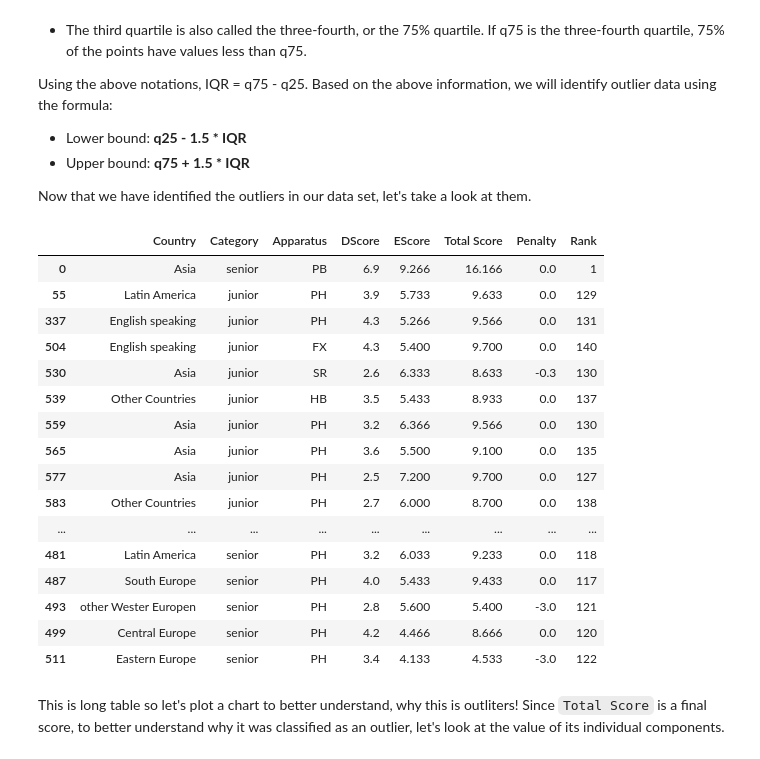
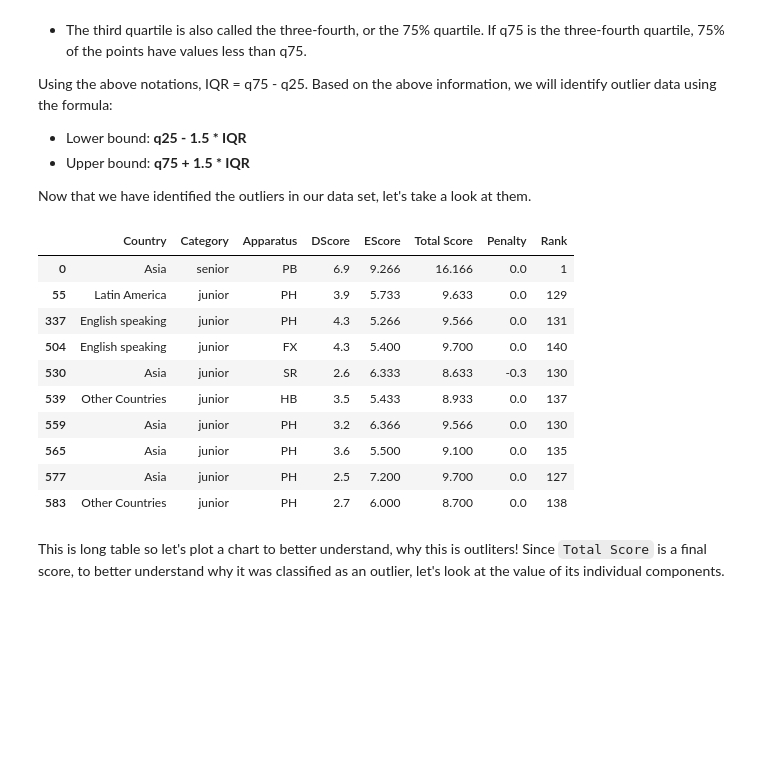
Before and after one commit to Asturn15/Gymnastics-on-GitHub, a Jupyter notebook: Project 5 - ML model in Python/Notebook project.ipynb, the cells around one changed output. Cells and saved outputs as stored; diff of their text form; code cells hidden in the pictures; blank space fills up the shorter version.

```diff
--- a/Project 5 - ML model in Python/Notebook project.ipynb
+++ b/Project 5 - ML model in Python/Notebook project.ipynb
@@ -498,18 +444,18 @@ The ranking in the form it was in our table will not be useful to us because it
 The name column contains personal data, so we can get rid of it for the needs of our project.
 # %%
 # Creating a column based on which players will be classified appropriately
-training_df['Rank Score'] = training_df['Total Score'].add(training_df['EScore'].mul(0.01)).add(training_df['DScore'].mul(0.001))
+gymnastics_result['Rank Score'] = gymnastics_result['Total Score'].add(gymnastics_result['EScore'].mul(0.01)).add(gymnastics_result['DScore'].mul(0.001))
 
 # Create a column with rank based on group - Category first and Apparatus second - for every category
-training_df['Rank'] = training_df.groupby(['Category', 'Apparatus'])['Rank Score'].rank(ascending=False, method='dense').astype(int)
+gymnastics_result['Rank'] = gymnastics_result.groupby(['Category', 'Apparatus'])['Rank Score'].rank(ascending=False, method='dense').astype(int)
 
 # Fast check results
-print(training_df.loc[
+print(gymnastics_result.loc[
     # example columns
-    training_df['Category']=='senior'
+    gymnastics_result['Category']=='senior'
     # sort to easy check
-    ].sort_values(by=['Rank']).to_string())
+    ].sort_values(by=['Rank']).head(10).to_string())
 
 # removal of the auxiliary column
-training_df.drop(columns = 'Rank Score', inplace = True)
+gymnastics_result.drop(columns = 'Rank Score', inplace = True)
 # %% [output]
@@ -590,27 +528,27 @@ country_classification = {
 }
 
 # change values in table with results
-for i, r in training_df.iterrows():
+for i, r in gymnastics_result.iterrows():
     if r['Country'] in country_classification[1]:
-        training_df.at[i, 'Country'] = 'Asia'
+        gymnastics_result.at[i, 'Country'] = 'Asia'
     elif r['Country'] in country_classification[2]:
-        training_df.at[i, 'Country'] = 'Scandinavia'
+        gymnastics_result.at[i, 'Country'] = 'Scandinavia'
     elif r['Country'] in country_classification[3]:
-        training_df.at[i, 'Country'] = 'Latin America'
+        gymnastics_result.at[i, 'Country'] = 'Latin America'
     elif r['Country'] in country_classification[4]:
-        training_df.at[i, 'Country'] = 'English speaking'
+        gymnastics_result.at[i, 'Country'] = 'English speaking'
     elif r['Country'] in country_classification[5]:
-        training_df.at[i, 'Country'] = 'German speaking and Benelux'
+        gymnastics_result.at[i, 'Country'] = 'German speaking and Benelux'
     elif r['Country'] in country_classification[6]:
-        training_df.at[i, 'Country'] = 'other Wester Europen'
+        gymnastics_result.at[i, 'Country'] = 'other Wester Europen'
     elif r['Country'] in country_classification[7]:
-        training_df.at[i, 'Country'] = 'Central Europe'
+        gymnastics_result.at[i, 'Country'] = 'Central Europe'
     elif r['Country'] in country_classification[8]:
-        training_df.at[i, 'Country'] = 'Eastern Europe'
+        gymnastics_result.at[i, 'Country'] = 'Eastern Europe'
     elif r['Country'] in country_classification[9]:
-        training_df.at[i, 'Country'] = 'South Europe'
+        gymnastics_result.at[i, 'Country'] = 'South Europe'
     elif r['Country'] in country_classification[10]:
-        training_df.at[i, 'Country'] = 'Other Countries'
+        gymnastics_result.at[i, 'Country'] = 'Other Countries'
 # %% [markdown]
 Let's check how the results break down now.
 # %%
@@ -736,35 +674,29 @@ Based on the above information, we will identify outlier data using the formula:
 Now that we have identified the outliers in our data set, let's take a look at them.
 # %%
 # Value for first and third quartiles
-Q1 = training_df['Total Score'].quantile(0.25)
-Q3 = training_df['Total Score'].quantile(0.75)
+Q1 = gymnastics_result['Total Score'].quantile(0.25)
+Q3 = gymnastics_result['Total Score'].quantile(0.75)
 
 # Interquartile range value
 IQR = Q3 - Q1
 
 # identify outliers in our dataset based on IRQ method
-outliers = training_df[(training_df['Total Score'] < Q1 - 1.5 * IQR) | (training_df['Total Score'] > Q3 + 1.5 * IQR)]
+outliers = gymnastics_result[(gymnastics_result['Total Score'] < Q1 - 1.5 * IQR) | (gymnastics_result['Total Score'] > Q3 + 1.5 * IQR)]
 
 # look on our outlier
-outliers
+outliers.head(10)
 # %% [output]
 |  | Country | Category | Apparatus | DScore | EScore | Total Score | Penalty | Rank |
 | 0 | Asia | senior | PB | 6.9 | 9.266 | 16.166 | 0.0 | 1 |
 | 55 | Latin America | junior | PH | 3.9 | 5.733 | 9.633 | 0.0 | 129 |
 | 337 | English speaking | junior | PH | 4.3 | 5.266 | 9.566 | 0.0 | 131 |
 | 504 | English speaking | junior | FX | 4.3 | 5.400 | 9.700 | 0.0 | 140 |
 | 530 | Asia | junior | SR | 2.6 | 6.333 | 8.633 | -0.3 | 130 |
 | 539 | Other Countries | junior | HB | 3.5 | 5.433 | 8.933 | 0.0 | 137 |
 | 559 | Asia | junior | PH | 3.2 | 6.366 | 9.566 | 0.0 | 130 |
 | 565 | Asia | junior | PH | 3.6 | 5.500 | 9.100 | 0.0 | 135 |
 | 577 | Asia | junior | PH | 2.5 | 7.200 | 9.700 | 0.0 | 127 |
 | 583 | Other Countries | junior | PH | 2.7 | 6.000 | 8.700 | 0.0 | 138 |
-| ... | ... | ... | ... | ... | ... | ... | ... | ... |
-| 481 | Latin America | senior | PH | 3.2 | 6.033 | 9.233 | 0.0 | 118 |
-| 487 | South Europe | senior | PH | 4.0 | 5.433 | 9.433 | 0.0 | 117 |
-| 493 | other Wester Europen | senior | PH | 2.8 | 5.600 | 5.400 | -3.0 | 121 |
-| 499 | Central Europe | senior | PH | 4.2 | 4.466 | 8.666 | 0.0 | 120 |
-| 511 | Eastern Europe | senior | PH | 3.4 | 4.133 | 4.533 | -3.0 | 122 |
 # %% [markdown]
 This is long table so let's plot a chart to better understand, why this is outliters! Since `Total Score` is a final score, to better understand why it was classified as an outlier, let's look at the value of its individual components.
 # %%
```
Also changed, not shown: parts of 27 cells of this notebook.
